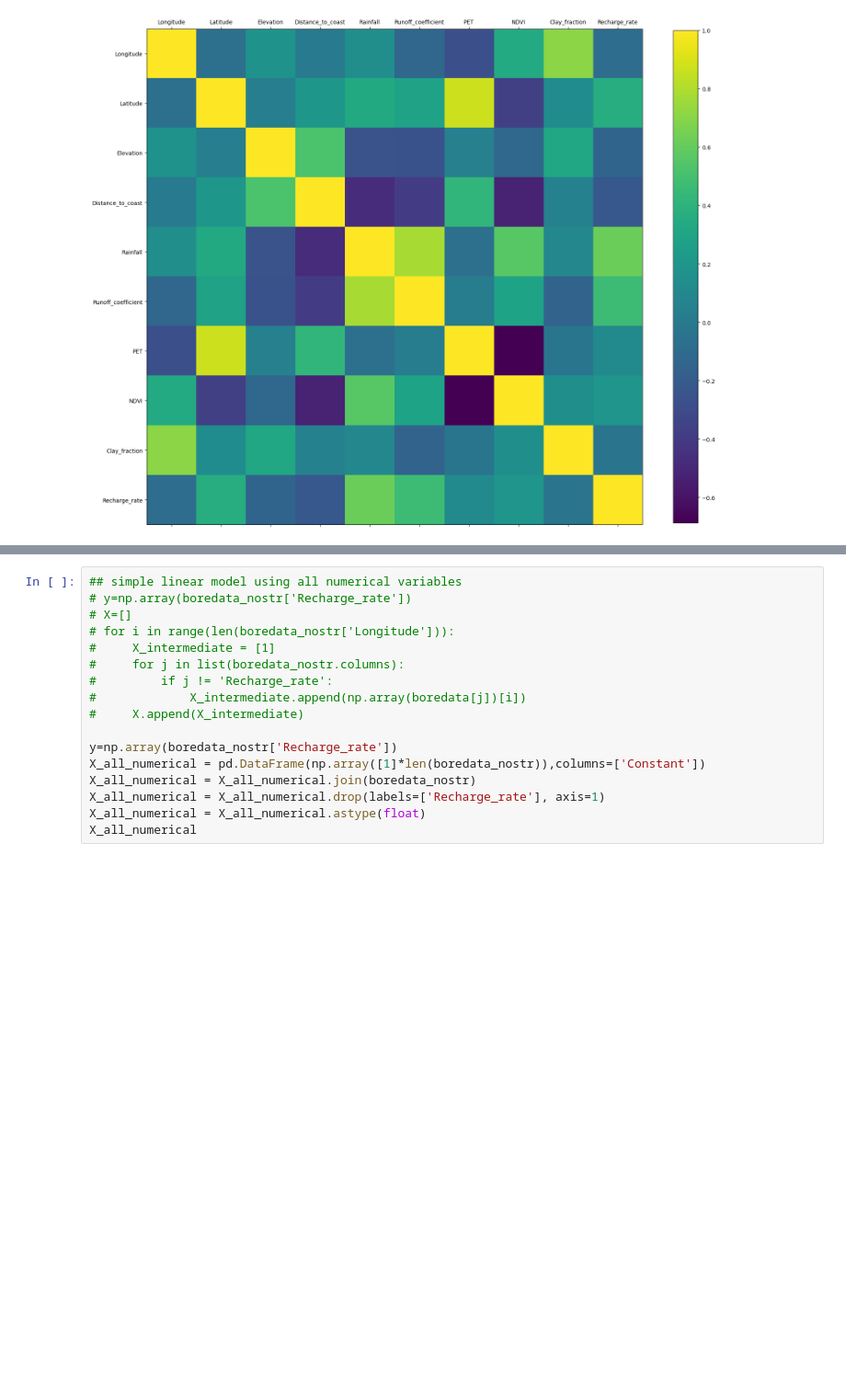
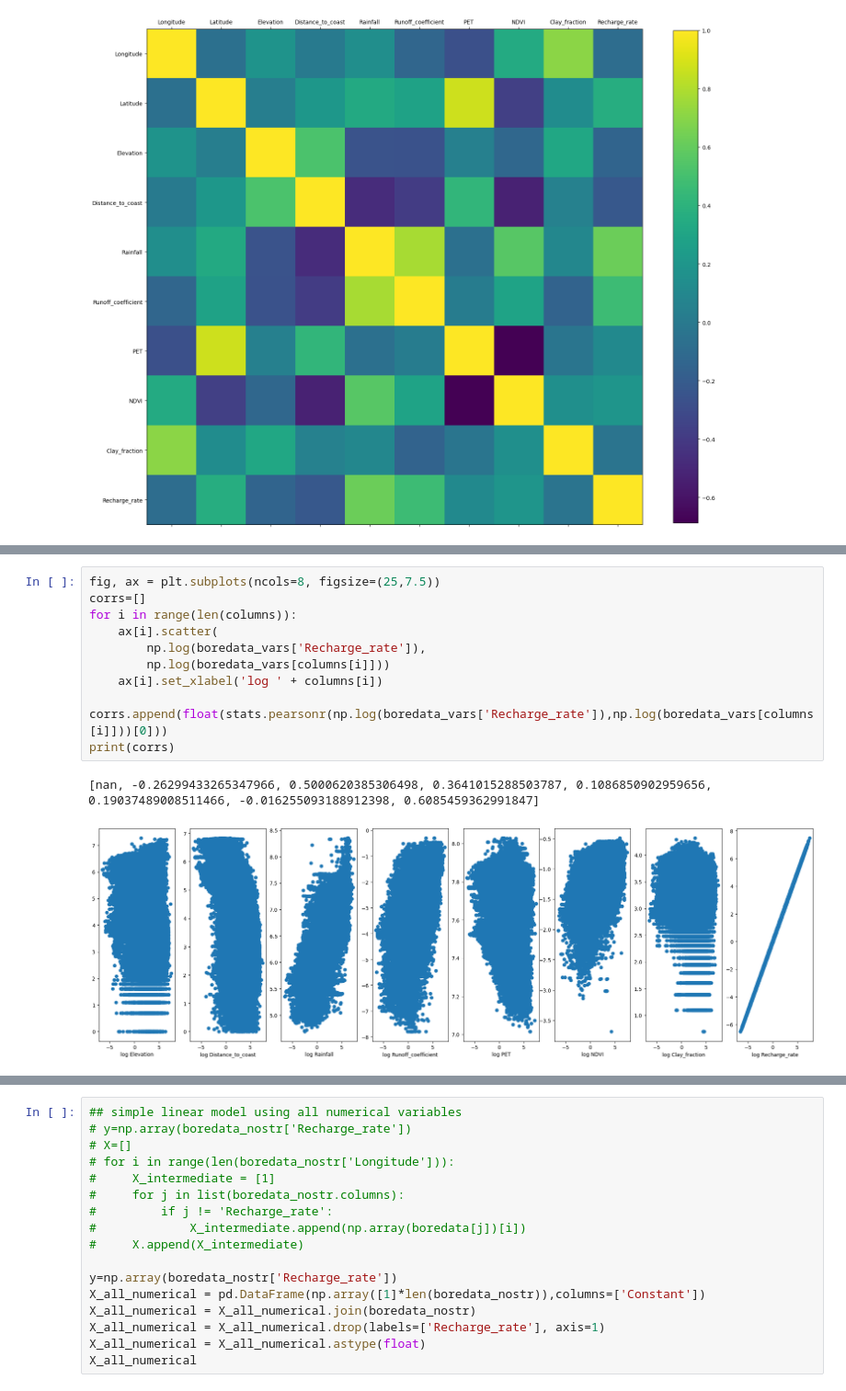
Before and after one commit to Matei-Stoica-Uni/Capstone-Case-Study---Australia, a Jupyter notebook: AUS_gw_recharge_capstonecasestudy.ipynb, the cells around one changed output, grey strips where cells are left out. Shown at 92% size. Cells and saved outputs as stored; diff of their text form; blank space fills up the shorter version.

```diff
--- a/AUS_gw_recharge_capstonecasestudy.ipynb
+++ b/AUS_gw_recharge_capstonecasestudy.ipynb
@@ -262,0 +288,13 @@ ax.set_yticklabels(boredata_nostr.columns)
+# %%
+fig, ax = plt.subplots(ncols=8, figsize=(25,7.5))
+corrs=[]
+for i in range(len(columns)):
+    ax[i].scatter(
+        np.log(boredata_vars['Recharge_rate']),
+        np.log(boredata_vars[columns[i]]))
+    ax[i].set_xlabel('log ' + columns[i])
+    corrs.append(float(stats.pearsonr(np.log(boredata_vars['Recharge_rate']),np.log(boredata_vars[columns[i]]))[0]))
+print(corrs)
+# %% [output]
+[nan, -0.26299433265347966, 0.5000620385306498, 0.3641015288503787, 0.1086850902959656, 0.19037489008511466, -0.016255093188912398, 0.6085459362991847]
+[figure, added]
```
Also changed, not shown: parts of 9 cells of this notebook.
